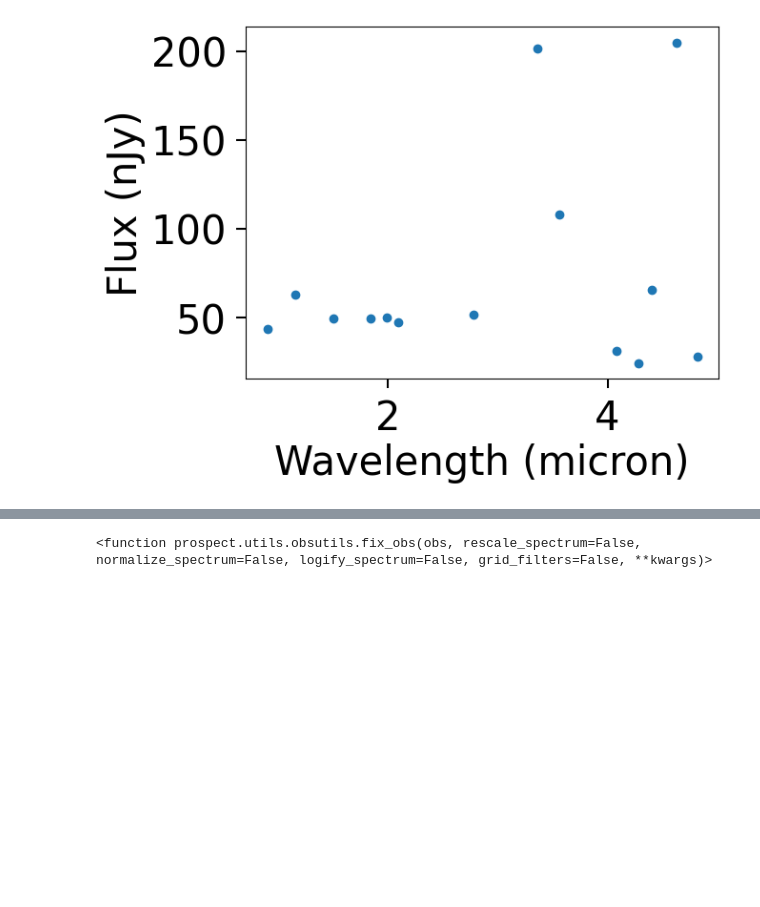
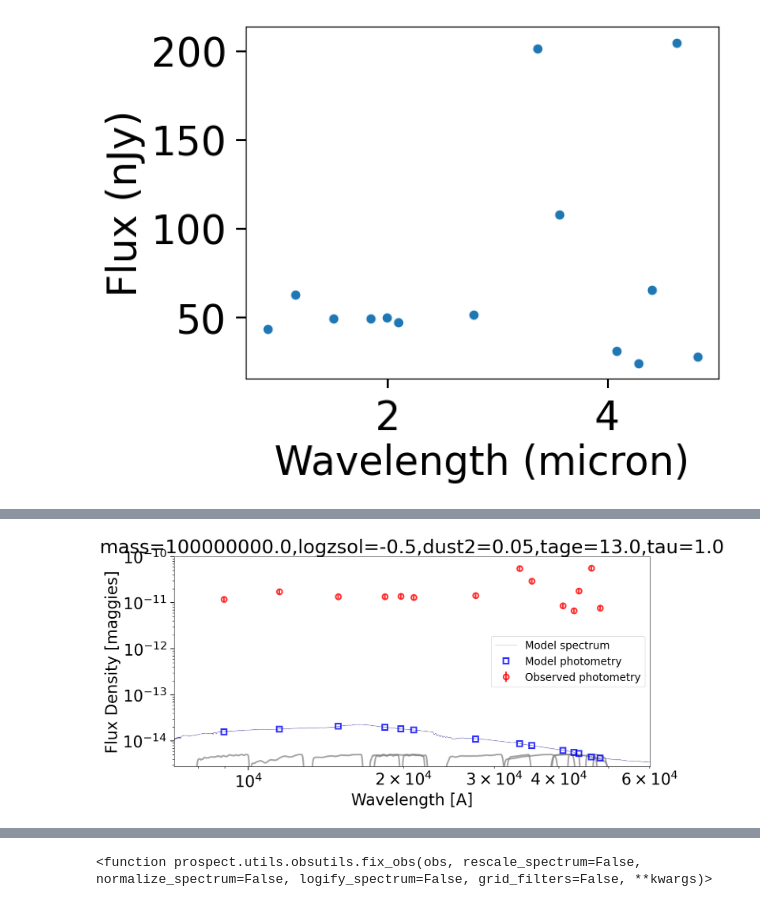
Before and after one commit to fred144/ObservationalAnalytic, a Jupyter notebook: FinalWSally/ProspectorPhotometry.ipynb, the cells around one changed output, grey strips where cells are left out. Cells and saved outputs as stored; diff of their text form; code cells hidden in the pictures; blank space fills up the shorter version.

Commit message:
finished running prospector for GS9422

```diff
--- a/FinalWSally/ProspectorPhotometry.ipynb
+++ b/FinalWSally/ProspectorPhotometry.ipynb
@@ -156,0 +208,4 @@ AssertionError:
+# %%
+run_params = {}
+run_params["snr"] = 10.0
+run_params["ldist"] = 5.832e+04
@@ -156,0 +441,16 @@ AssertionError:
+# %%
+def build_sps(zcontinuous=1, **extras):
+    """
+    :param zcontinuous:
+        A vlue of 1 insures that we use interpolation between SSPs to
+        have a continuous metallicity parameter (`logzsol`)
+        See python-FSPS documentation for details
+    """
+    from prospect.sources import CSPSpecBasis
+    sps = CSPSpecBasis(zcontinuous=zcontinuous)
+    return sps
+
+run_params["zcontinuous"] = 1
+# %%
+sps = build_sps(**run_params)
+help(sps.get_spectrum)
@@ -156,0 +475,55 @@ AssertionError:
+# %%
+# Generate the model SED at the initial value of theta
+theta = model.theta.copy()
+initial_spec, initial_phot, initial_mfrac = model.sed(theta, obs=obs, sps=sps)
+title_text = ','.join(["{}={}".format(p, model.params[p][0])
+                       for p in model.free_params])
+
+a = 1.0 + model.params.get('zred', 0.0) # cosmological redshifting
+# photometric effective wavelengths
+wphot = obs["phot_wave"]
+# spectroscopic wavelengths
+if obs["wavelength"] is None:
+    # *restframe* spectral wavelengths, since obs["wavelength"] is None
+    wspec = sps.wavelengths
+    wspec *= a #redshift them
+else:
+    wspec = obs["wavelength"]
+
+# establish bounds
+xmin, xmax = np.min(wphot)*0.8, np.max(wphot)/0.8
+temp = np.interp(np.linspace(xmin,xmax,10000), wspec, initial_spec)
+ymin, ymax = temp.min()*0.8, temp.max()/0.4
+figure(figsize=(16,8))
+
+# plot model + data
+loglog(wspec, initial_spec, label='Model spectrum',
+       lw=0.7, color='navy', alpha=0.7)
+errorbar(wphot, initial_phot, label='Model photometry',
+         marker='s',markersize=10, alpha=0.8, ls='', lw=3,
+         markerfacecolor='none', markeredgecolor='blue',
+         markeredgewidth=3)
+errorbar(wphot, obs['maggies'], yerr=obs['maggies_unc'],
+         label='Observed photometry',
+         marker='o', markersize=10, alpha=0.8, ls='', lw=3,
+         ecolor='red', markerfacecolor='none', markeredgecolor='red',
+         markeredgewidth=3)
+
+title(title_text)
+
+# plot Filters
+for f in obs['filters']:
+    w, t = f.wavelength.copy(), f.transmission.copy()
+    t = t / t.max()
+    t = 10**(0.2*(np.log10(ymax/ymin)))*t * ymin
+    loglog(w, t, lw=3, color='gray', alpha=0.7)
+
+# prettify
+xlabel('Wavelength [A]')
+ylabel('Flux Density [maggies]')
+xlim([xmin, xmax])
+ylim([ymin, 1e-10])
+legend(loc='best', fontsize=20)
+tight_layout()
+# %% [output]
+[figure, added]
```
Also changed, not shown: parts of 35 cells of this notebook.
